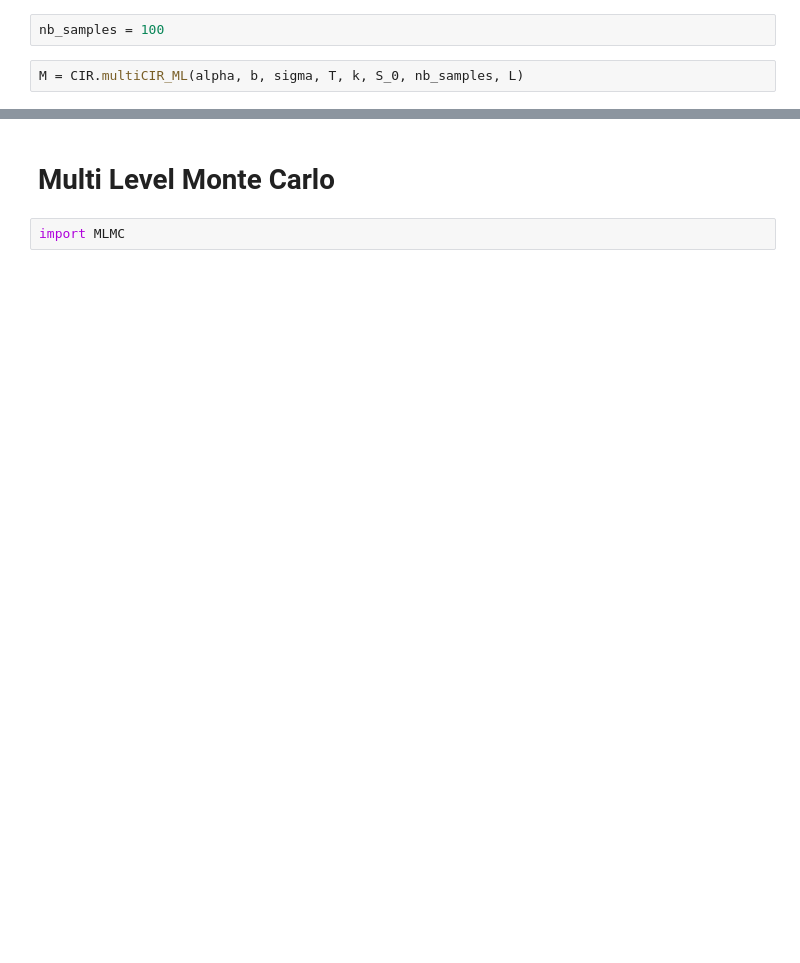
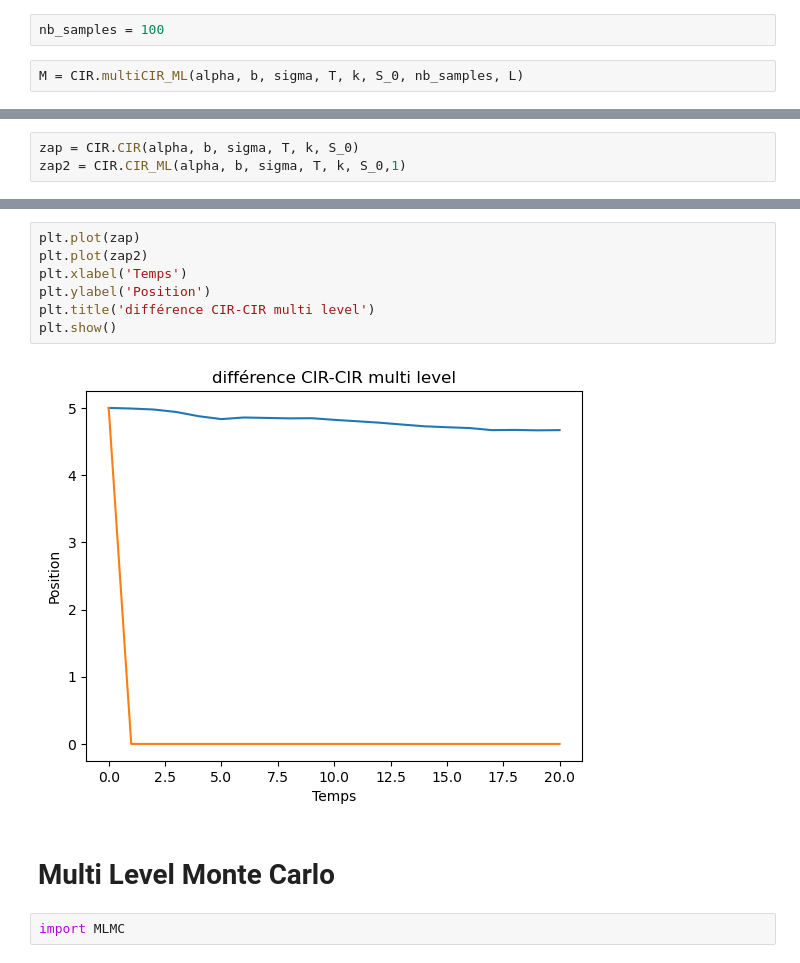
Before and after one commit to Thomasaujoux/Monte_Carlo_Option_Pricing, a Jupyter notebook: main.ipynb, the cells around one changed output, grey strips where cells are left out. Drawn from its saved outputs; the diff is of its cells as text; blank space fills up the shorter version.

```diff
--- a/main.ipynb
+++ b/main.ipynb
@@ -115,0 +95,3 @@ plt.show()
+# %%
+zap = CIR.CIR(alpha, b, sigma, T, k, S_0)
+zap2 = CIR.CIR_ML(alpha, b, sigma, T, k, S_0,1)
@@ -116,3 +114,12 @@ plt.show()
+# %%
+plt.plot(zap)
+plt.plot(zap2)
+plt.xlabel('Temps')
+plt.ylabel('Position')
+plt.title('différence CIR-CIR multi level')
+plt.show()
+# %% [output]
+[figure, added]
 # %% [markdown]
 # Multi Level Monte Carlo
 # %%
```
Also changed, not shown: parts of 15 cells of this notebook, 2 other files.
